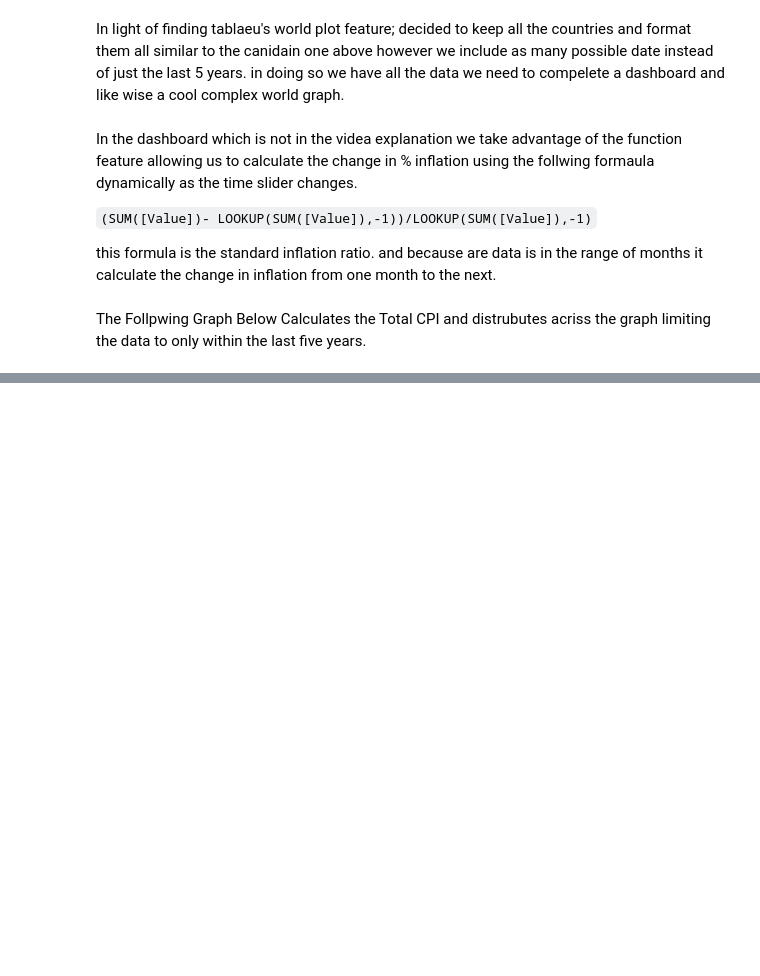
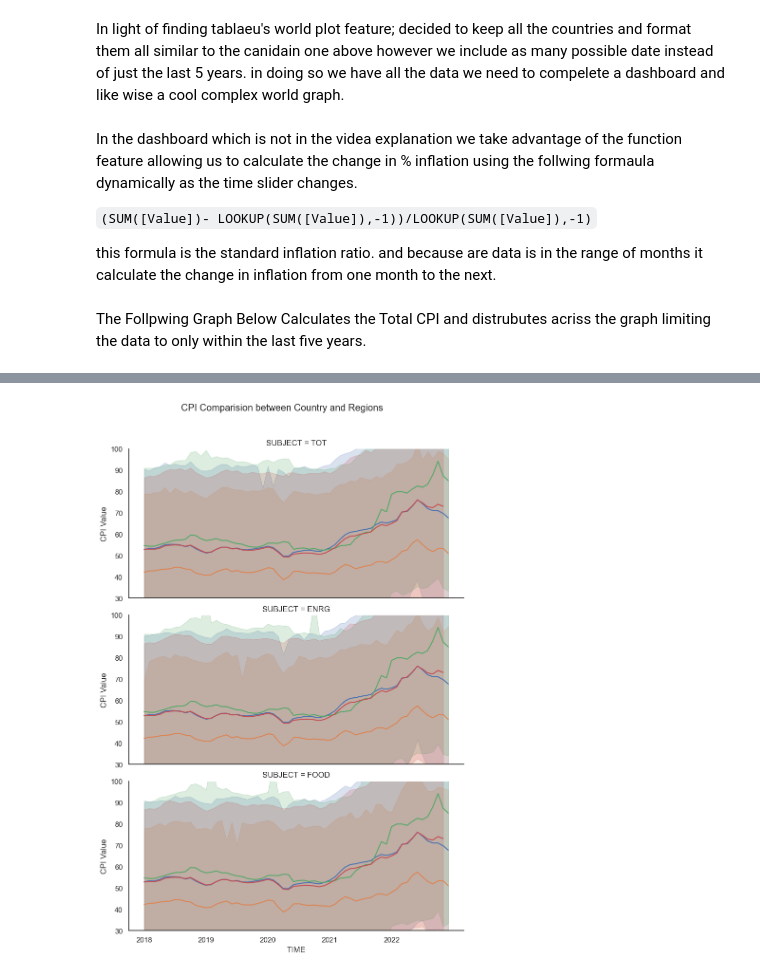
Before and after one commit to ubco-W2022T2-data301/project-group-group19, a Jupyter notebook: analysis/analysis2.ipynb, the cells around one changed output, grey strips where cells are left out. Saved outputs shown, nothing was run; the diff lists cells and outputs as text; code cells hidden in the pictures; blank space fills up the shorter version.

```diff
--- a/analysis/analysis2.ipynb
+++ b/analysis/analysis2.ipynb
@@ -457,0 +463,33 @@ g.set(yticks=[],ylabel="", xlabel="CPI value")
+# %%
+df_CAD= mt.load('../data/processed/wrangled/CAN_TOT_2018to2022.csv')
+df_BEL= mt.load('../data/processed/wrangled/BEL_TOT_2018to2022.csv')
+df_G7=  mt.load('../data/processed/wrangled/G-7_TOT_2018to2022.csv')
+df_USA=  mt.load('../data/processed/wrangled/USA_TOT_2018to2022.csv')
+
+df_CAD_e= mt.load('../data/processed/wrangled/CAN_ENRG_2018to2022.csv')
+df_BEL_e= mt.load('../data/processed/wrangled/BEL_ENRG_2018to2022.csv')
+df_G7_e=  mt.load('../data/processed/wrangled/G-7_ENRG_2018to2022.csv')
+df_USA_e=  mt.load('../data/processed/wrangled/USA_ENRG_2018to2022.csv')
+
+df_CAD_f= mt.load('../data/processed/wrangled/CAN_FOOD_2018to2022.csv')
+df_BEL_f= mt.load('../data/processed/wrangled/BEL_FOOD_2018to2022.csv')
+df_G7_f=  mt.load('../data/processed/wrangled/G-7_FOOD_2018to2022.csv')
+df_USA_f=  mt.load('../data/processed/wrangled/USA_FOOD_2018to2022.csv')
+
+df= pd.concat([df_USA, df_CAD,df_BEL,df_G7,df_USA,df_CAD_e,df_BEL_e,df_G7_e,df_USA_e,df_CAD_f,df_BEL_f,df_G7_f,df_USA_f], ignore_index=True)
+plot2 = sns.FacetGrid(df, row="SUBJECT",aspect=2, height=4)
+plot2.map(sns.lineplot, x= df["TIME"], y=df["Value"], hue =df['LOCATION'])
+plot2.fig.subplots_adjust(top=.9)
+plot2.fig.suptitle("CPI Comparision between Country and Regions")
+
+bars = (2018,2019,2020,2021,2022)
+pos = np.arange(len(bars))
+length = [0,12,24,36,48]
+plt.xticks(length,bars)
+plot2.set_xticklabels(bars)
+plt.ylim(30,100)
+plot2.set_ylabels("CPI Value")
+#plt.savefig("cad_compare_line")
+#rp.set_ylim([0,170])
+# %% [output]
+[figure, added]
```
Also changed, not shown: parts of 9 cells of this notebook, 3 other files.
